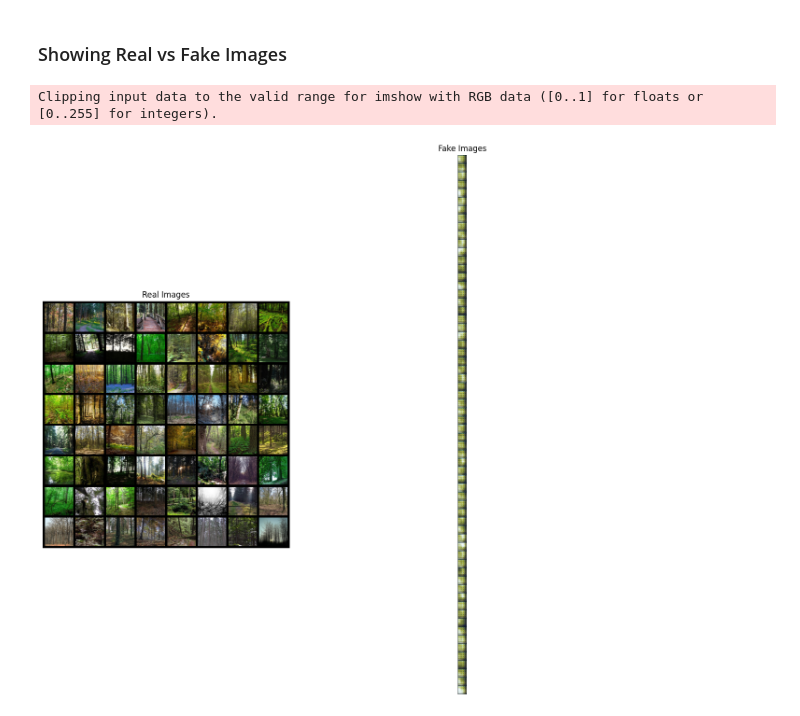
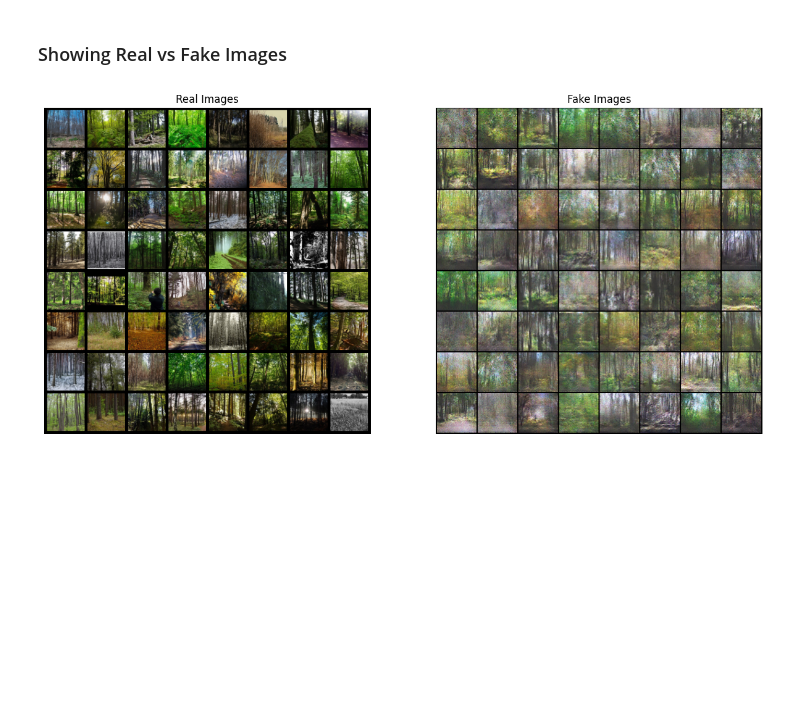
Before and after one commit to alihuss1017/DCGAN, a Jupyter notebook: main.ipynb, the cells around one changed output. Drawn from its saved outputs; the diff is of its cells as text; code cells hidden in the pictures; blank space fills up the shorter version.

```diff
--- a/main.ipynb
+++ b/main.ipynb
@@ -62,6 +64,8 @@ labels_tensor = torch.tensor(labels)
 
 
 tensor_dataset = TensorDataset(images_tensor, labels_tensor)
+dataloader = torch.utils.data.DataLoader(tensor_dataset, batch_size=64,
+                                         shuffle=True, num_workers=2, drop_last = True)
 # %% [markdown]
 ### Weight Initialization
 # %%
@@ -163,55 +118,46 @@ optimD = optim.Adam(D.parameters(), lr=lr, betas = (beta1, 0.999))
 # %% [markdown]
 ### Training
 # %%
-img_list = []
-G_loss = []
-D_loss = []
+imgs = []
+G_losses = []
+D_losses = []
 iters = 0
-fixed_noise = fixed_noise.to('cuda')
-for epoch in range(10):
+num_epochs = 200
+
+for epoch in range(num_epochs):
     for i, data in enumerate(dataloader, 0):
         D.zero_grad()
-        real_cpu = data[0].to('cuda')
+        real_cpu = data[0].to(device)
         b_size = real_cpu.size(0)
-        label = torch.full((b_size, ), real_label, dtype = torch.float, device = 'cuda')
+        label = torch.full((b_size, ), real_label, dtype = torch.float, device = device)
         output = D(real_cpu).view(-1)
         errD_real = criterion(output, label)
         errD_real.backward()
         D_x = output.mean().item()
 
-
-        noise = torch.randn(64, 100, 1, 1, device = 'cuda')
+        noise = torch.randn(b_size, 100, 1, 1, device = device)
         fake = G(noise)
         label.fill_(fake_label)
         output = D(fake.detach()).view(-1)
         errD_fake = criterion(output, label)
-
         errD_fake.backward()
         D_G_z1 = output.mean().item()
-
         errD = errD_real + errD_fake
         optimD.step()
-
         G.zero_grad()
         label.fill_(real_label)
-
         output = D(fake).view(-1)
         errG = criterion(output, label)
         errG.backward()
         D_G_z2 = output.mean().item()
         optimG.step()
-
         if i % 50 == 0:
-            print(f'[{epoch}/{5}][{i}/{len(dataloader)}]\tLoss_D: {errD.item()}\tLoss_G: {errG.item()}\tD(x): {D_x}\tD(G(z)): {D_G_z1} / {D_G_z2}')
-
-        G_loss.append(errG.item())
-        D_loss.append(errD.item())
-
-        if (iters % 500 == 0) or ((epoch == 5 - 1) and (i == len(dataloader) - 1)):
+            print(f'[{epoch}/{num_epochs}][{i}][{len(dataloader)}]\t Loss_D: {errD.item()} \t Loss_G: {errG.item()} \t {D_x}\t {D_G_z1}/{D_G_z2}')
+        G_losses.append(errG.item())
+        D_losses.append(errD.item())
+        if (iters % 500 == 0) or ((epoch == num_epochs - 1) and (i == len(dataloader) - 1)):
             with torch.no_grad():
                 fake = G(fixed_noise).detach().cpu()
-            img_list.append(vutils.make_grid(fake, nrow=1))  # Ensure one image per row
-
-
-        iters += 1
+                imgs.append(vutils.make_grid(fake, padding = 2, normalize = True))
+                iters += 1
 # %% [output]
@@ -258,17 +198,16 @@ Clipping input data to the valid range for imshow with RGB data ([0..1] for floa
 # %%
 real_batch = next(iter(dataloader))
 
 plt.figure(figsize=(15,15))
 plt.subplot(1,2,1)
 plt.axis("off")
 plt.title("Real Images")
 plt.imshow(np.transpose(vutils.make_grid(real_batch[0].to(device)[:64], padding=5, normalize=True).cpu(),(1,2,0)))
 
 plt.subplot(1,2,2)
 plt.axis("off")
 plt.title("Fake Images")
-plt.imshow(np.transpose(img_list[-1],(1,2,0)))
+plt.imshow(np.transpose(imgs[-1],(1,2,0)))
 plt.show()
 # %% [output]
-Clipping input data to the valid range for imshow with RGB data ([0..1] for floats or [0..255] for integers).
-[figure, old version]
+[figure, new version]
```
Also changed, not shown: parts of 11 cells of this notebook.
